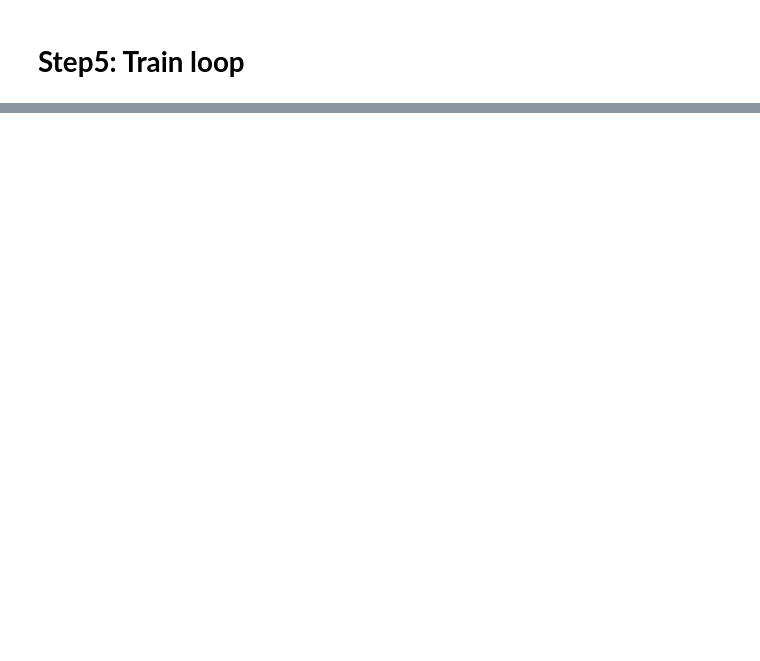
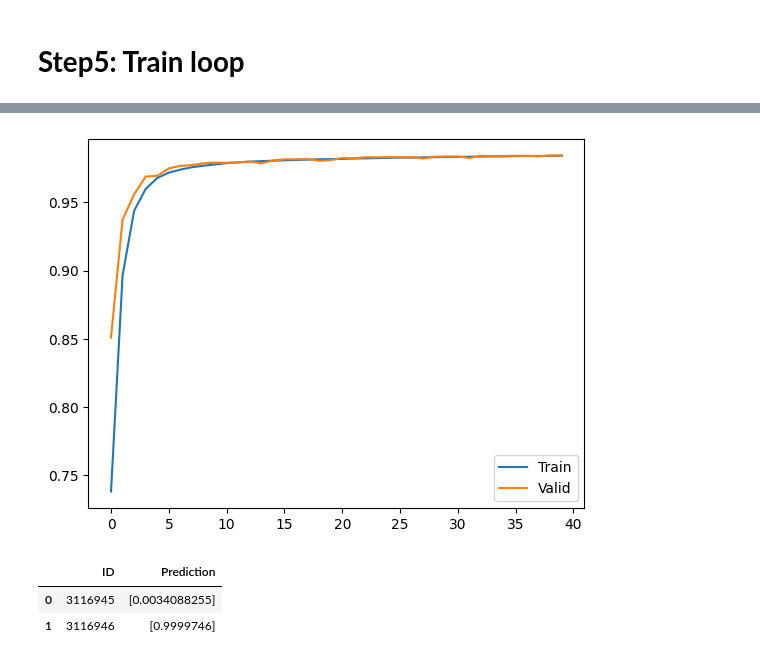
Before and after one commit to HoseinNekouei/PyTorch_Binary-Prediction-of-Poisonous-Mushrooms, a Jupyter notebook: Torch_binary_prediction_MLP.ipynb, the cells around one changed output, grey strips where cells are left out. Drawn from its saved outputs; the diff is of its cells as text; code cells hidden in the pictures; blank space fills up the shorter version.

```diff
--- a/Torch_binary_prediction_MLP.ipynb
+++ b/Torch_binary_prediction_MLP.ipynb
@@ -344,5 +635,7 @@ plt.legend(["Train", "Valid"]);
 # %%
-plt.plot(torch.arange(epochs), acc_train_hist)
-plt.plot(torch.arange(epochs), acc_val_hist)
+plt.plot(torch.arange(len(acc_train_hist)), acc_train_hist)
+plt.plot(torch.arange(len(acc_val_hist)), acc_val_hist)
 plt.legend(["Train", "Valid"]);
+# %% [output]
+[figure, added]
 # %%
@@ -367,6 +661,12 @@ predictions_df = pd.DataFrame({
 })
 # %%
 import ast
+# %%
+predictions_df[:2]
+# %% [output]
+|  | ID | Prediction |
+| 0 | 3116945 | [0.0034088255] |
+| 1 | 3116946 | [0.9999746] |
 # %%
 predictions_df['Prediction'] = predictions_df['Prediction'].apply(lambda x: int(ast.literal_eval(x)[0]))
 predictions_df
```
Also changed, not shown: parts of 34 cells of this notebook.
